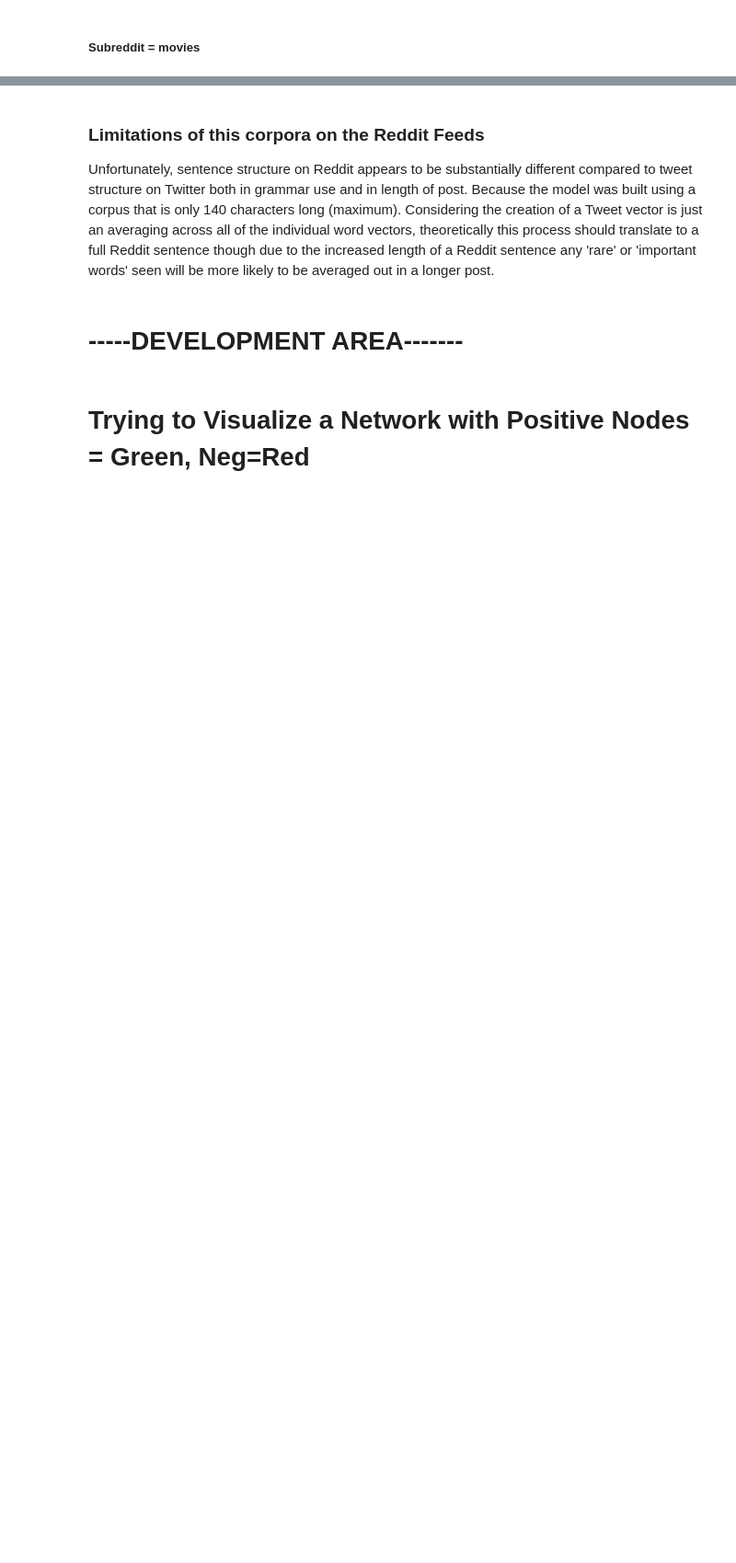
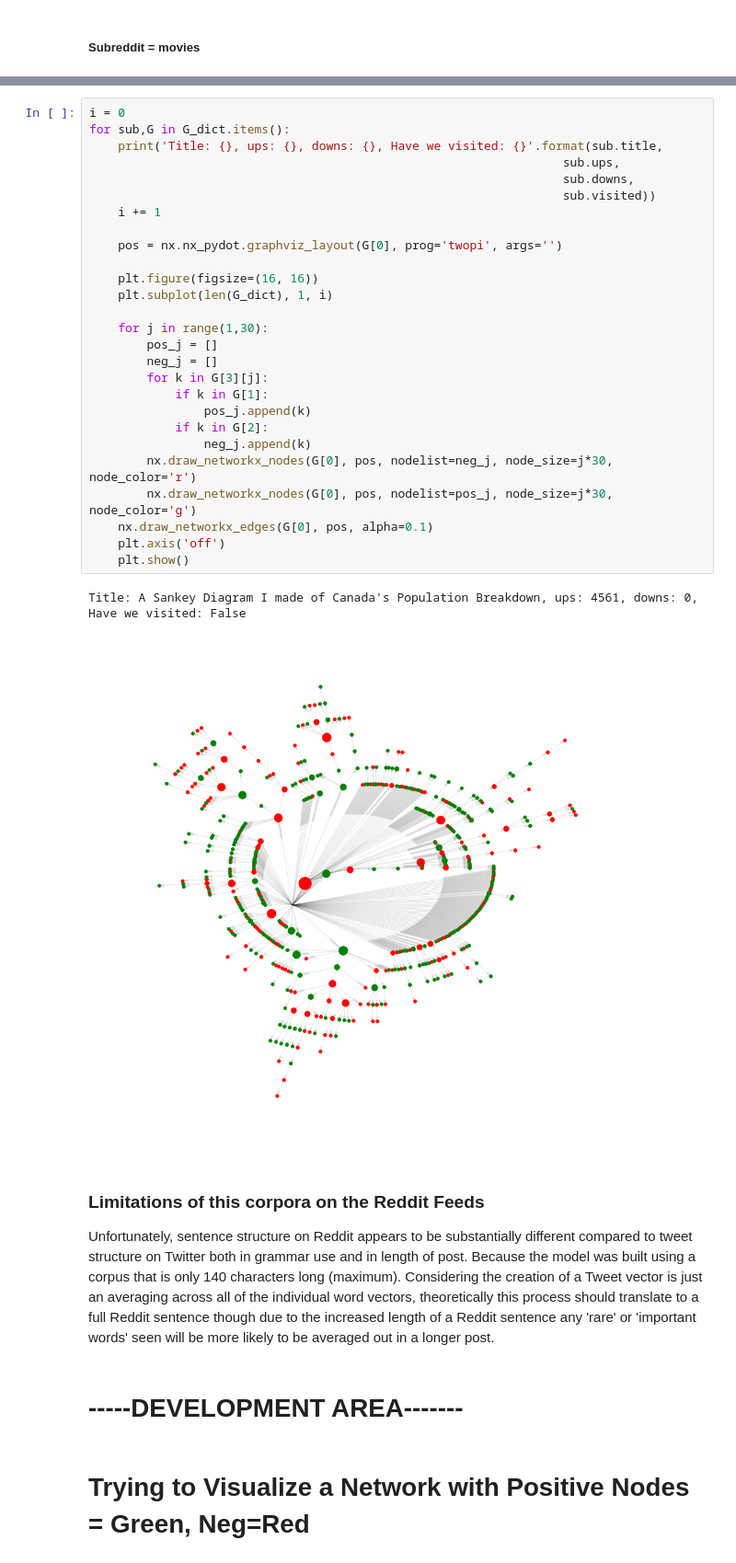
Before and after one commit to dswald/sentiment_analysis, a Jupyter notebook: sandbox/Sentiment Analysis - Clean Model_DW.ipynb, the cells around one changed output, grey strips where cells are left out. Shown at 92% size. Saved outputs shown, nothing was run; the diff lists cells and outputs as text; blank space fills up the shorter version.

```diff
--- a/sandbox/Sentiment Analysis - Clean Model_DW.ipynb
+++ b/sandbox/Sentiment Analysis - Clean Model_DW.ipynb
@@ -494,3 +558,33 @@ df.to_csv('r_movies.csv', encoding='utf-8', index=False)
+# %%
+i = 0
+for sub,G in G_dict.items():
+    print('Title: {}, ups: {}, downs: {}, Have we visited: {}'.format(sub.title,
+                                                                  sub.ups,
+                                                                  sub.downs,
+                                                                  sub.visited))
+    i += 1
+
+    pos = nx.nx_pydot.graphviz_layout(G[0], prog='twopi', args='')
+
+    plt.figure(figsize=(16, 16))
+    plt.subplot(len(G_dict), 1, i)
+
+    for j in range(1,30):
+        pos_j = []
+        neg_j = []
+        for k in G[3][j]:
+            if k in G[1]:
+                pos_j.append(k)
+            if k in G[2]:
+                neg_j.append(k)
+        nx.draw_networkx_nodes(G[0], pos, nodelist=neg_j, node_size=j*30, node_color='r')
+        nx.draw_networkx_nodes(G[0], pos, nodelist=pos_j, node_size=j*30, node_color='g')
+    nx.draw_networkx_edges(G[0], pos, alpha=0.1)
+    plt.axis('off')
+    plt.show()
+# %% [output]
+Title: A Sankey Diagram I made of Canada's Population Breakdown, ups: 4561, downs: 0, Have we visited: False
+[figure, added]
 # %% [markdown]
 ### Limitations of this corpora on the Reddit Feeds
 
```
Also changed, not shown: parts of 29 cells of this notebook.
